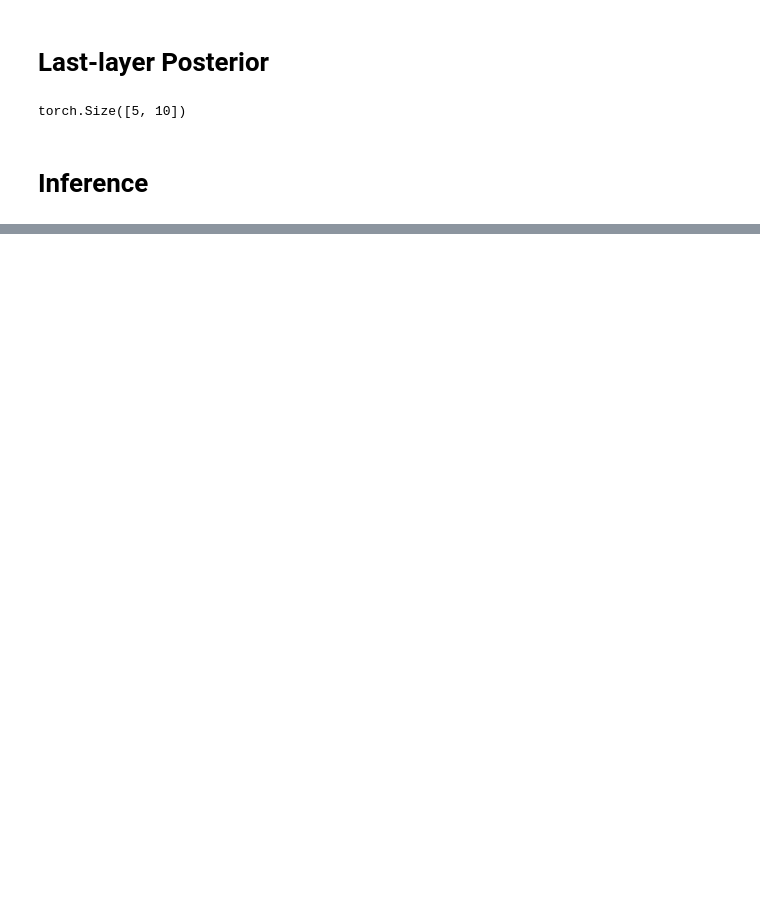
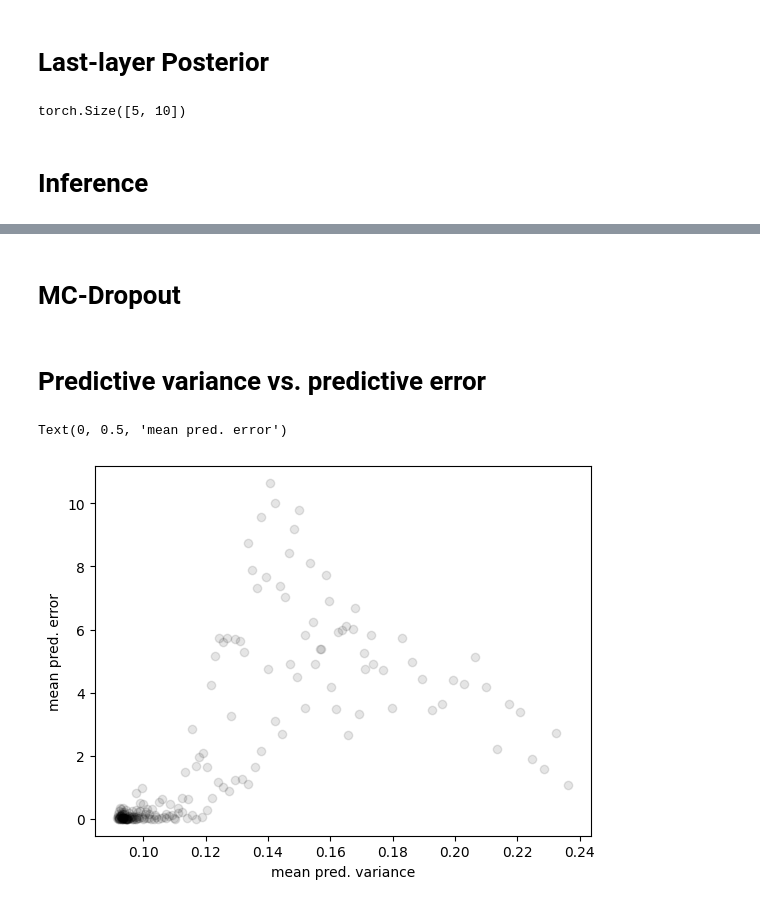
Before and after one commit to clarahoffmann/last-layer-inf, a Jupyter notebook: src/last_layer_inf/gaussian_posterior.ipynb, the cells around one changed output, grey strips where cells are left out. Drawn from its saved outputs; the diff is of its cells as text; code cells hidden in the pictures; blank space fills up the shorter version.

```diff
--- a/src/last_layer_inf/gaussian_posterior.ipynb
+++ b/src/last_layer_inf/gaussian_posterior.ipynb
@@ -180,0 +189,2 @@ fig.savefig('1d_regression.pdf')
+# %% [markdown]
+# MC-Dropout
@@ -180,0 +229,13 @@ fig.savefig('1d_regression.pdf')
+# %% [markdown]
+# Predictive variance vs. predictive error
+# %%
+# add more points here, also OOD so we can evaluate properly
+ys_test = np.array([f(x = x, noise = True, sigma_eps = sigma_eps) for x in xs_pred_np]).squeeze()
+plt.scatter(pred_sigmas, (ys_test - pred_mus)**2 , color = 'black', alpha = 0.1 )
+plt.xlabel('mean pred. variance')
+plt.ylabel('mean pred. error')
+
+# then add fully Bayesian and MC dropout
+# %% [output]
+Text(0, 0.5, 'mean pred. error')
+[figure, added]
```
Also changed, not shown: parts of 5 cells of this notebook.
